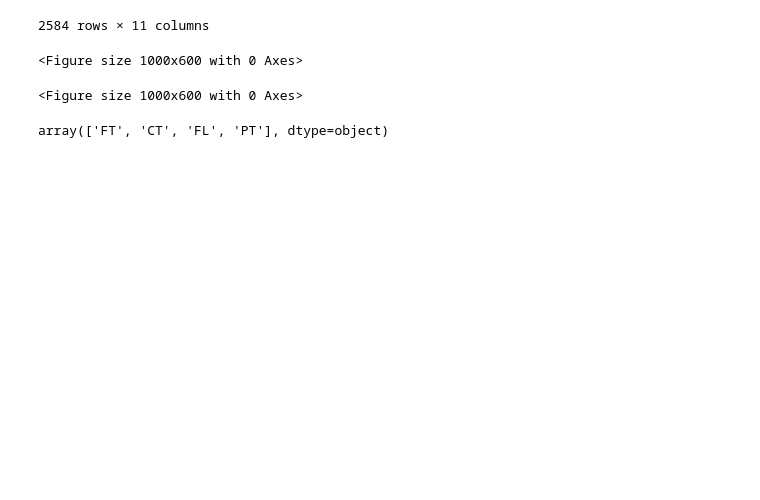
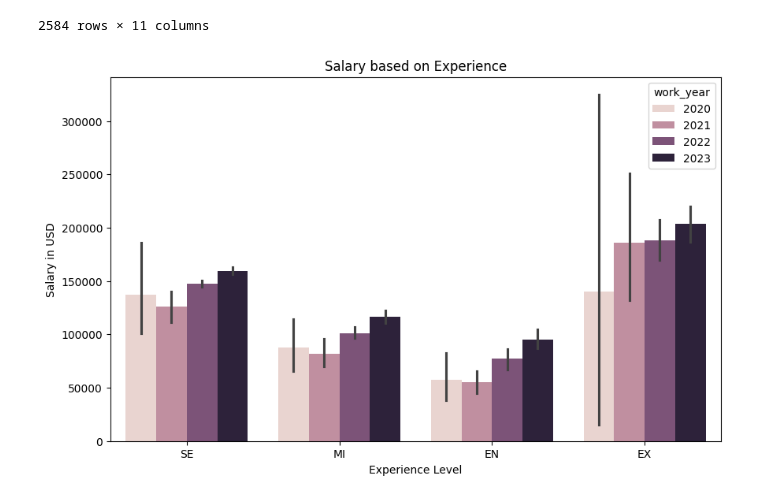
Before and after one commit to Alibubere/data_science_salary, a Jupyter notebook: data_science_salaries.ipynb, the cells around one changed output. Cells and saved outputs as stored; diff of their text form; code cells hidden in the pictures; blank space fills up the shorter version.

Commit message:
data Visualization

```diff
--- a/data_science_salaries.ipynb
+++ b/data_science_salaries.ipynb
@@ -100,10 +100,10 @@ data.drop_duplicates()
 2584 rows × 11 columns
 # %%
 plt.figure(figsize=(10,6))
+sns.barplot(x=data['experience_level'],y=data['salary_in_usd'],hue=data['work_year'])
+plt.title("Salary based on Experience")
+plt.xlabel("Experience Level")
+plt.ylabel("Salary in USD")
+plt.show()
 # %% [output]
-<Figure size 1000x600 with 0 Axes>
-<Figure size 1000x600 with 0 Axes>
+[figure, added]
-# %%
-data['employment_type'].unique()
-# %% [output]
-array(['FT', 'CT', 'FL', 'PT'], dtype=object)
```
Also changed, not shown: parts of 3 cells of this notebook.
